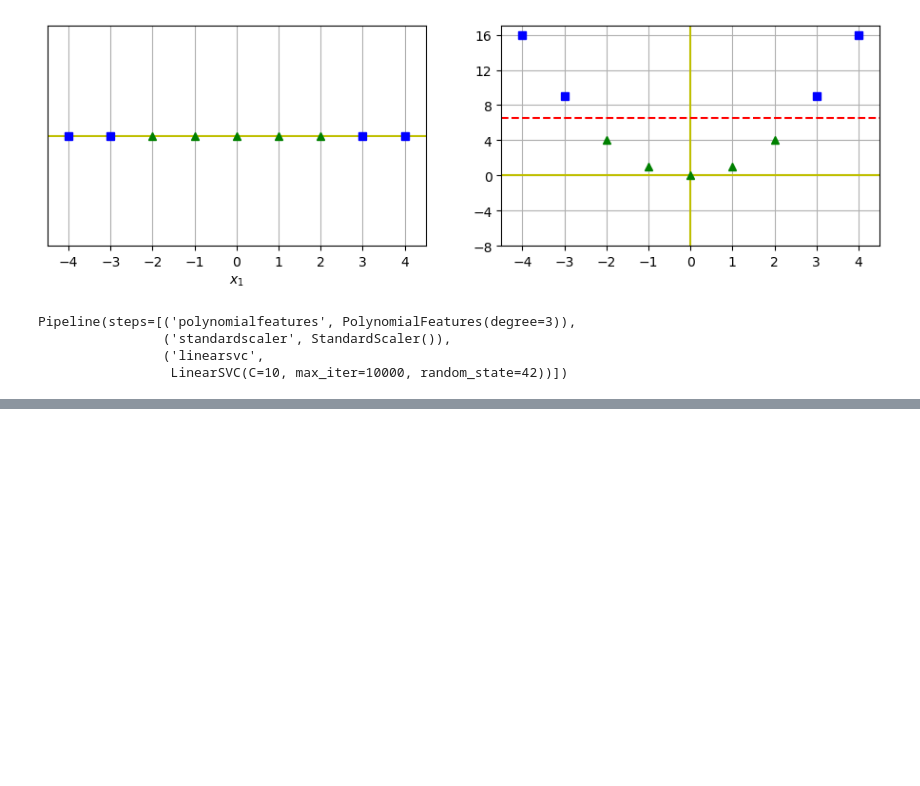
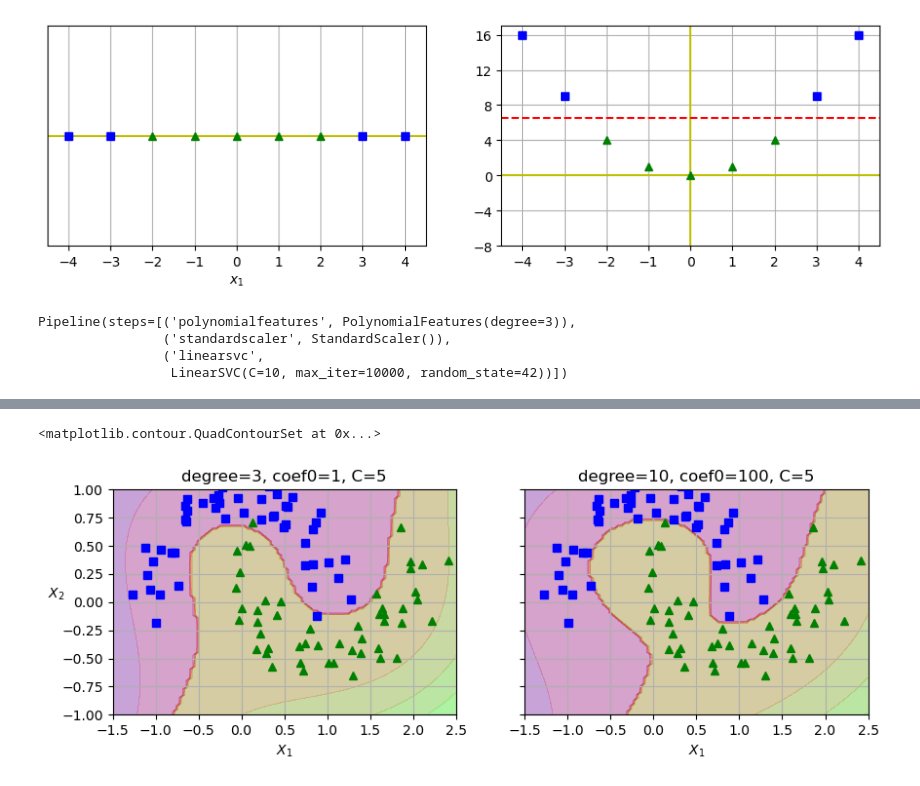
Before and after one commit to w-alkao/ml, a Jupyter notebook: Support_Vector_Machines.ipynb, the cells around one changed output, grey strips where cells are left out. Saved outputs shown, nothing was run; the diff lists cells and outputs as text; code cells hidden in the pictures; blank space fills up the shorter version.

```diff
--- a/Support_Vector_Machines.ipynb
+++ b/Support_Vector_Machines.ipynb
@@ -337,0 +361,42 @@ plt.contourf(A, B, y_pred, cmap=plt.cm.brg, alpha=0.2)
+# %%
+fig, axes = plt.subplots(ncols=2, figsize=(10, 3), sharey=True)
+
+plt.sca(axes[0])
+plt.plot(X[:, 0][y==0], X[:, 1][y==0], "bs")
+plt.plot(X[:, 0][y==1], X[:, 1][y==1], "g^")
+plt.grid()
+plt.xlabel("$X_1$")
+plt.ylabel("$X_2$", rotation=0)
+plt.axis([-1.5, 2.5, -1, 1])
+
+As = np.linspace(-1.5, 2.5, 100)
+Bs = np.linspace(-1, 1.5, 100)
+A, B = np.meshgrid(As, Bs)
+X1 = np.c_[A.ravel(), B.ravel()]
+y_pred = poly_kernel_svm_clf1.predict(X1).reshape(A.shape)
+y_decision = poly_kernel_svm_clf1.decision_function(X1).reshape(A.shape)
+plt.contourf(A, B, y_pred, cmap=plt.cm.brg, alpha=0.2)
+plt.contourf(M, N, y_decision, cmap=plt.cm.brg, alpha=0.2)
+plt.title("degree=3, coef0=1, C=5")
+
+
+plt.sca(axes[1])
+plt.plot(X[:, 0][y==0], X[:, 1][y==0], "bs")
+plt.plot(X[:, 0][y==1], X[:, 1][y==1], "g^")
+plt.grid()
+plt.xlabel("$X_1$")
+
+plt.axis([-1.5, 2.5, -1, 1])
+plt.title("degree=10, coef0=100, C=5")
+
+Ms = np.linspace(-1.5, 2.5, 100)
+Ns = np.linspace(-1, 1.5, 100)
+M, N = np.meshgrid(Ms, Ns)
+X2 = np.c_[M.ravel(), N.ravel()]
+y_pred = poly_kernel_svm_clf2.predict(X2).reshape(M.shape)
+y_decision = poly_kernel_svm_clf2.decision_function(X2).reshape(N.shape)
+plt.contourf(M, N, y_pred, cmap=plt.cm.brg, alpha=0.2)
+plt.contourf(M, N, y_decision, cmap=plt.cm.brg, alpha=0.2)
+# %% [output]
+<matplotlib.contour.QuadContourSet at 0x...>
+[figure, added]
```
Also changed, not shown: parts of 9 cells of this notebook.
